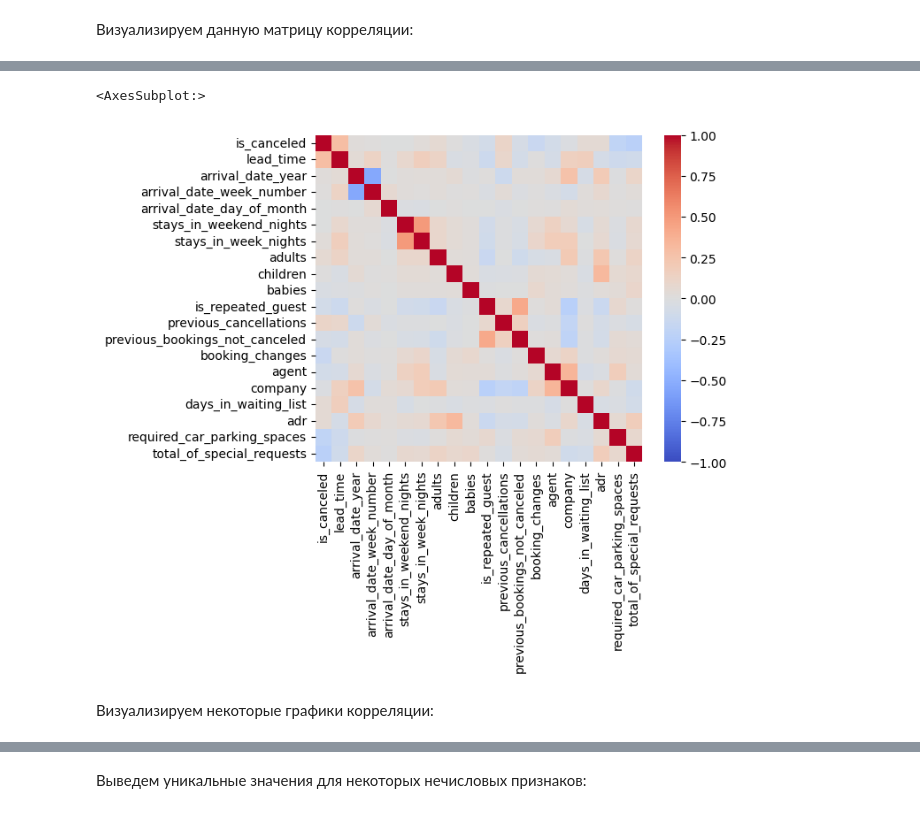
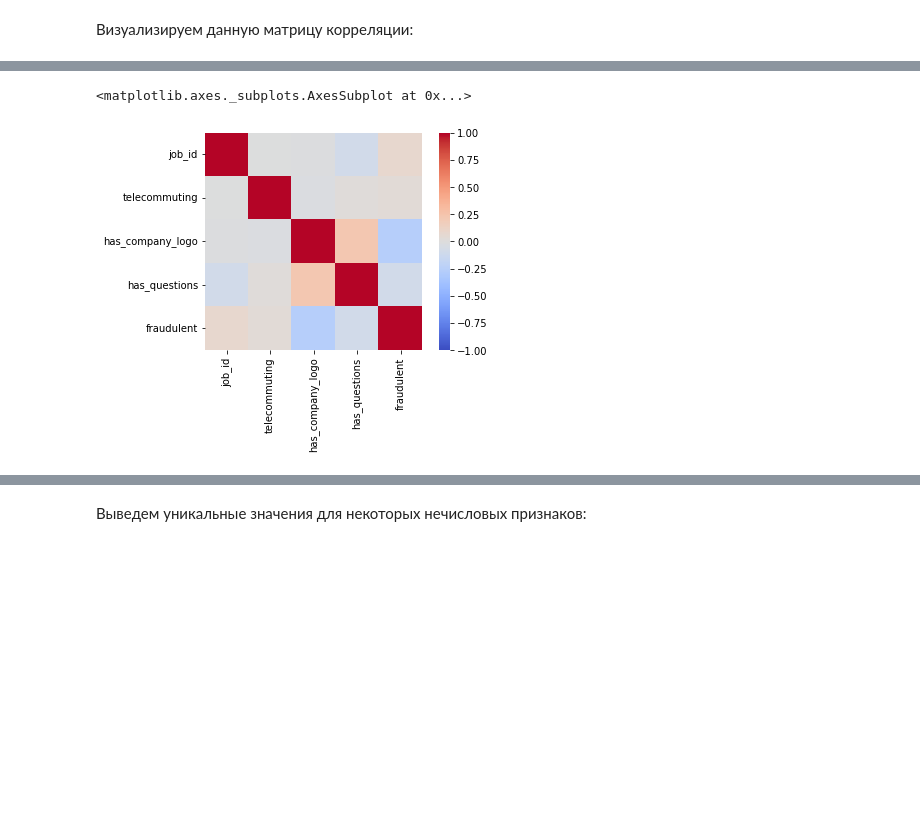
Before and after one commit to multifacs/MachineLearning, a Jupyter notebook: Fake_Jobs.ipynb, the cells around one changed output, grey strips where cells are left out. Cells and saved outputs as stored; diff of their text form; code cells hidden in the pictures; blank space fills up the shorter version.

```diff
--- a/Fake_Jobs.ipynb
+++ b/Fake_Jobs.ipynb
@@ -18,6 +30,6 @@ import pandas as pd
 # %% [markdown]
 Считываем dataset и выводим его содержимое, для наглядности, на экран:
 # %%
-data = pd.read_csv('./hotel_booking.csv', sep = ',', header=0, engine = 'python')
+data = pd.read_csv('/content/drive/MyDrive/ML/fake_job_postings.csv')
 data
 # %% [output]
@@ -208,8 +243,6 @@ import seaborn as sns
 # %%
-corr_mat = data.corr(numeric_only=True)
+corr_mat = data.corr()
 sns.heatmap(corr_mat, square=True, fmt='.2f', vmin=-1, vmax=1, cmap='coolwarm')
 # %% [output]
-<AxesSubplot:>
+<matplotlib.axes._subplots.AxesSubplot at 0x...>
-[figure, old version]
+[figure, new version]
-# %% [markdown]
-Визуализируем некоторые графики корреляции:
```
Also changed, not shown: parts of 79 cells of this notebook.
